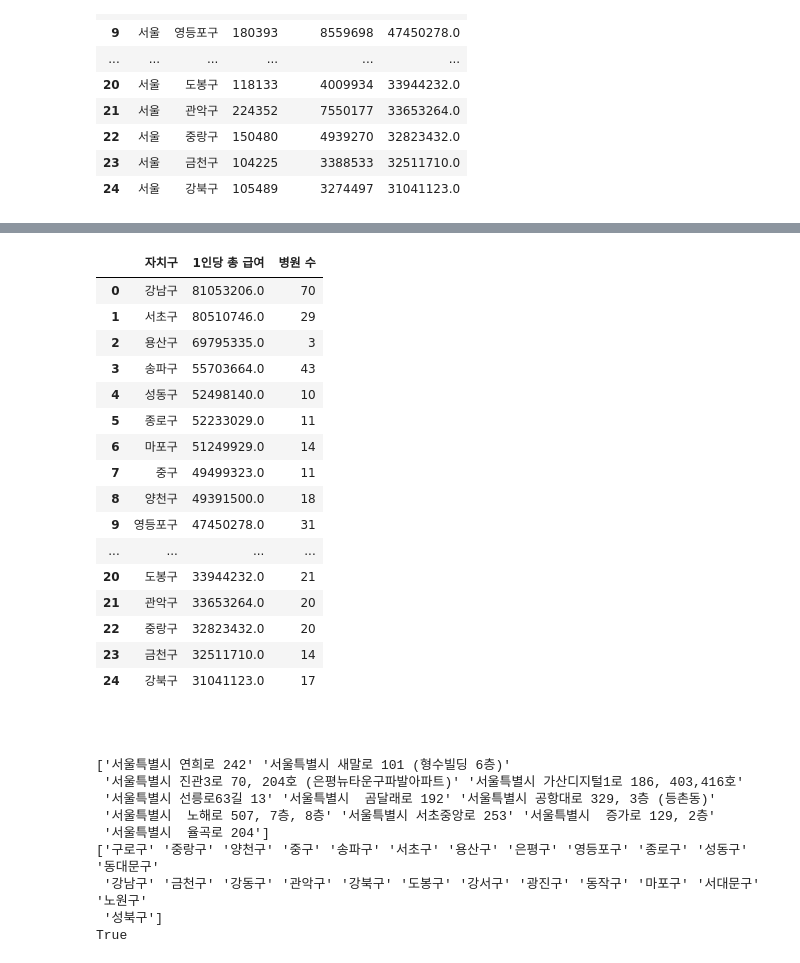
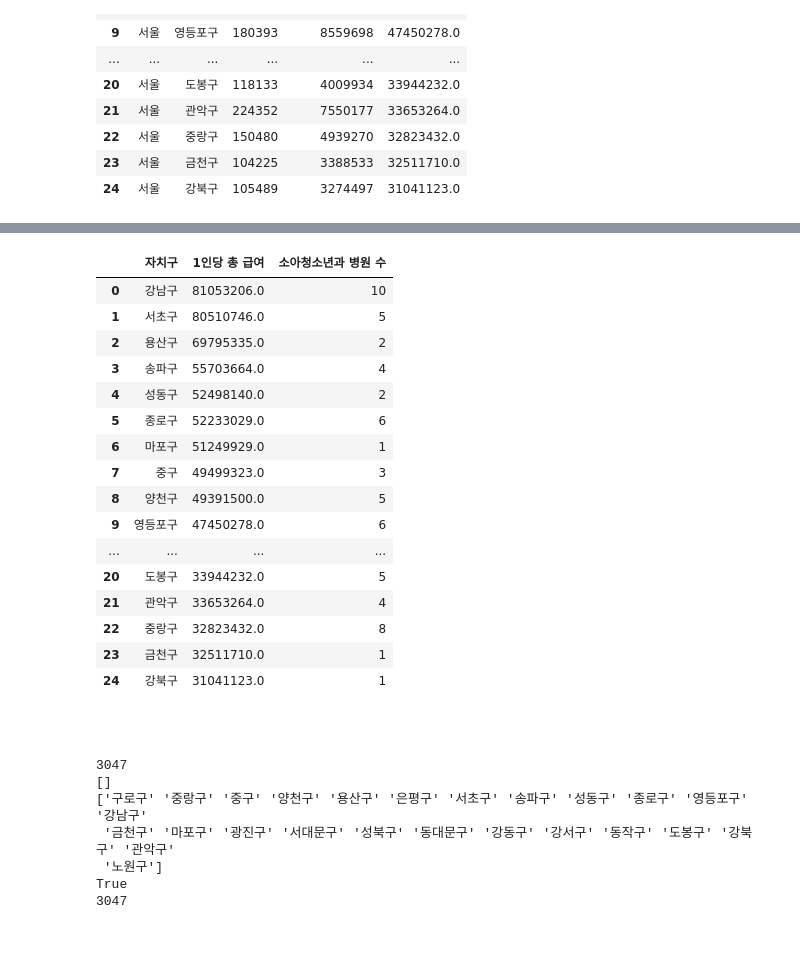
Before and after one commit to 2023SDA/medical-facility-location, a Jupyter notebook: hypothesis_test_economic.ipynb, the cells around one changed output, grey strips where cells are left out. Cells and saved outputs as stored; diff of their text form; code cells hidden in the pictures.

```diff
--- a/hypothesis_test_economic.ipynb
+++ b/hypothesis_test_economic.ipynb
@@ -14,7 +16,7 @@ warnings.filterwarnings('ignore')
 # %%
 # 시·군·구별_근로소득_연말정산_신고현황.csv
 
-income = pd.read_csv('시·군·구별_근로소득_연말정산_신고현황.csv', encoding='UTF-8', skiprows=2)
+income = pd.read_csv('4.2.15_시·군·구별_근로소득_연말정산_신고현황_주소지_2016_20231123093654.csv', encoding='UTF-8', skiprows=2)
 income
 # %% [output]
 |  | 행정구역(시군구)별(1) | 행정구역(시군구)별(2) | 인원 (명) | 금액 (백만원) | 인원 (명).1 | 금액 (백만원).1 | 인원 (명).2 | 금액 (백만원).2 | 인원 (명).3 | ... |
@@ -32,7 +34,7 @@ income
 247 rows × 10 columns
 # %%
 # 행정구역(시군구)별(1), 행정구역(시군구)별(2), 급여 총계 인원(명), 급여 총계 금액(백만원)만 남기기
-income = income.iloc[:, :4]
+income:pd.DataFrame = income.iloc[:, :4]
 income.columns = ['시/도', '자치구', '인원(명)', '총 급여(백만원)']
 income
 # %% [output]
@@ -122,0 +122,16 @@ hospital = pd.read_csv('[필수활용01]서울시_병원정보.csv', encoding='E
+# %%
+# 병원 데이터 전처리
+hospital = pd.read_csv('[필수활용01]서울시_병원정보.csv', encoding='EUC-KR')
+
+# 병원 종류 살펴보기
+print(hospital['의료기관종별명'].value_counts(), '\n')
+
+# 진료과목 null값 확인
+print("진료과목내용명 null 개수:", hospital['진료과목내용명'].isnull().sum(), '\n')
+
+# 소아청소년과 병원 영업 상태 확인
+hospital = hospital[(hospital['의료기관종별명'].isin(['병원', '한방병원', '종합병원'])) & (hospital['진료과목내용명'].str.contains('소아청소년과'))]
+print(hospital['상세영업상태명'].value_counts(), '\n')
+
+# 영업중인 소아청소년과 병원 정보만 남기기
+hospital = hospital[hospital['상세영업상태명'] == '영업중']
@@ -192,25 +198,25 @@ Name: count, dtype: int64
 # %%
 # 소득 데이터와 병원 개수 데이터 합치기
-count_by_area = income[['자치구', '1인당 총 급여']].join(hospital['자치구'].value_counts(), on='자치구', how='left').rename(columns={'count':'병원 수'})
+count_by_area = income[['자치구', '1인당 총 급여']].join(hospital['자치구'].value_counts(), on='자치구', how='left').rename(columns={'count':'소아청소년과 병원 수'})
 count_by_area
 # %% [output]
-|  | 자치구 | 1인당 총 급여 | 병원 수 |
-| 0 | 강남구 | 81053206.0 | 70 |
-| 1 | 서초구 | 80510746.0 | 29 |
-| 2 | 용산구 | 69795335.0 | 3 |
-| 3 | 송파구 | 55703664.0 | 43 |
-| 4 | 성동구 | 52498140.0 | 10 |
-| 5 | 종로구 | 52233029.0 | 11 |
-| 6 | 마포구 | 51249929.0 | 14 |
-| 7 | 중구 | 49499323.0 | 11 |
-| 8 | 양천구 | 49391500.0 | 18 |
-| 9 | 영등포구 | 47450278.0 | 31 |
+|  | 자치구 | 1인당 총 급여 | 소아청소년과 병원 수 |
+| 0 | 강남구 | 81053206.0 | 10 |
+| 1 | 서초구 | 80510746.0 | 5 |
+| 2 | 용산구 | 69795335.0 | 2 |
+| 3 | 송파구 | 55703664.0 | 4 |
+| 4 | 성동구 | 52498140.0 | 2 |
+| 5 | 종로구 | 52233029.0 | 6 |
+| 6 | 마포구 | 51249929.0 | 1 |
+| 7 | 중구 | 49499323.0 | 3 |
+| 8 | 양천구 | 49391500.0 | 5 |
+| 9 | 영등포구 | 47450278.0 | 6 |
 | ... | ... | ... | ... |
-| 20 | 도봉구 | 33944232.0 | 21 |
-| 21 | 관악구 | 33653264.0 | 20 |
-| 22 | 중랑구 | 32823432.0 | 20 |
-| 23 | 금천구 | 32511710.0 | 14 |
-| 24 | 강북구 | 31041123.0 | 17 |
+| 20 | 도봉구 | 33944232.0 | 5 |
+| 21 | 관악구 | 33653264.0 | 4 |
+| 22 | 중랑구 | 32823432.0 | 8 |
+| 23 | 금천구 | 32511710.0 | 1 |
+| 24 | 강북구 | 31041123.0 | 1 |
 # %% [markdown]
 #
 # %%
@@ -219,6 +231,6 @@ clinic = pd.read_csv('[필수활용02]서울시_의원정보.csv', encoding='cp9
 # %%
 # 의원 데이터의 시군구명 구하기
-
+print(len(clinic))
 
 # 주소가 이상하게 표기되어 있는 데이터 제거
 print(clinic[~clinic['도로명전체주소'].apply(lambda x:x.split(" ")[1]).isin(income['자치구'].unique())]['도로명전체주소'].values)
@@ -227,13 +239,13 @@ print(clinic['도로명전체주소'].apply(lambda x:x.split(" ")[1]).unique())
 print(len(set(clinic['도로명전체주소'].apply(lambda x:x.split(" ")[1]).unique()) - set(income['자치구'].unique())) == 0)
 
 clinic['자치구'] = clinic['도로명전체주소'].apply(lambda x:x.split(" ")[1])
+
+print(len(clinic))
 # %% [output]
-['서울특별시 연희로 242' '서울특별시 새말로 101 (형수빌딩 6층)'
- '서울특별시 진관3로 70, 204호 (은평뉴타운구파발아파트)' '서울특별시 가산디지털1로 186, 403,416호'
- '서울특별시 선릉로63길 13' '서울특별시  곰달래로 192' '서울특별시 공항대로 329, 3층 (등촌동)'
- '서울특별시  노해로 507, 7층, 8층' '서울특별시 서초중앙로 253' '서울특별시  증가로 129, 2층'
- '서울특별시  율곡로 204']
-['구로구' '중랑구' '양천구' '중구' '송파구' '서초구' '용산구' '은평구' '영등포구' '종로구' '성동구' '동대문구'
- '강남구' '금천구' '강동구' '관악구' '강북구' '도봉구' '강서구' '광진구' '동작구' '마포구' '서대문구' '노원구'
- '성북구']
+3047
+[]
+['구로구' '중랑구' '중구' '양천구' '용산구' '은평구' '서초구' '송파구' '성동구' '종로구' '영등포구' '강남구'
+ '금천구' '마포구' '광진구' '서대문구' '성북구' '동대문구' '강동구' '강서구' '동작구' '도봉구' '강북구' '관악구'
+ '노원구']
 True
+3047
```
Also changed, not shown: parts of 33 cells of this notebook, 1 other file.
